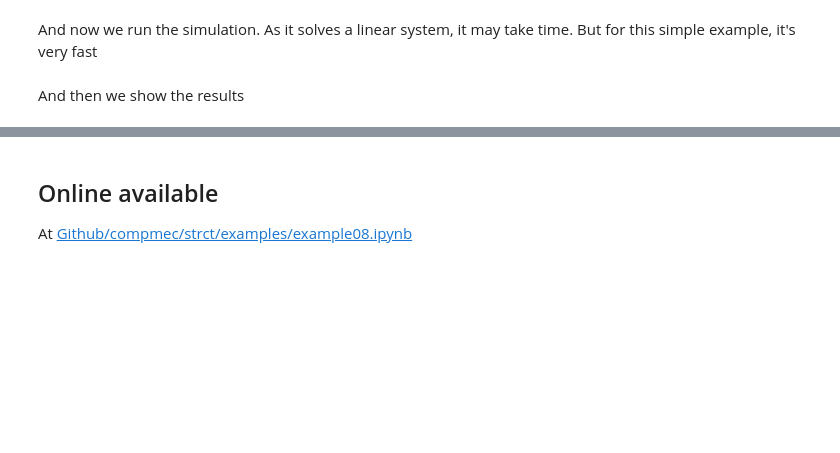
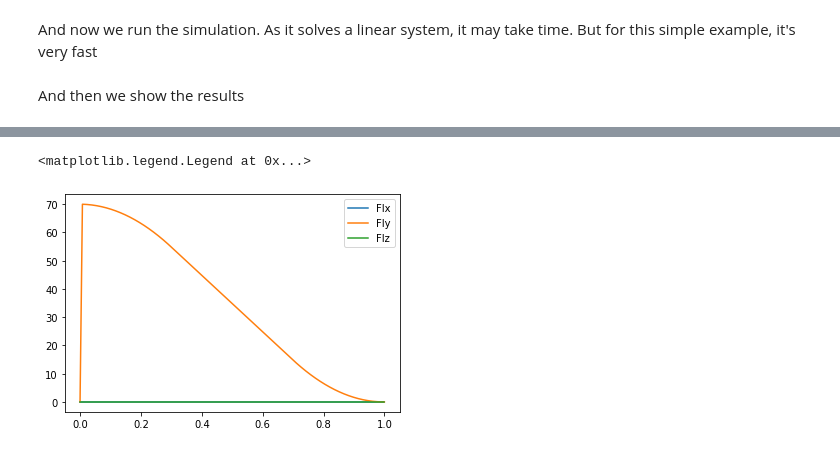
Before and after one commit to compmec/beam1D, a Jupyter notebook: examples/example08.ipynb, the cells around one changed output, grey strips where cells are left out. Drawn from its saved outputs; the diff is of its cells as text; code cells hidden in the pictures; blank space fills up the shorter version.

```diff
--- a/examples/example08.ipynb
+++ b/examples/example08.ipynb
@@ -20,10 +27,13 @@ from compmec.strct.shower import ShowerStaticSystem
 # %% [markdown]
 Then we create the elements we will use
 # %%
-A = (0, 0)
-B = (1000, 0)
+A = (0, 0, 0)
+B = (1000, 0, 0)
 beamAB = EulerBernoulli([A, B])
-beamAB.section = Circle(R=8/2, nu=0.3)
-beamAB.material = Isotropic(E=210e+3, nu=0.3)
+steel = Isotropic(E=210e3, nu=0.3)
+circle = Circle(diameter=8)
+beamAB.section = steel, circle
+new_knots = np.linspace(0, 1, 257)
+beamAB.path.knot_insert(new_knots)
 # %% [markdown]
 Once we have all the elements, we add them into the system
@@ -49,4 +66,12 @@ shower.plot2D("xy", deformed=True)
-# %% [markdown]
-## Online available
-
-At [Github/compmec/strct/examples/example08.ipynb](https://github.com/compmec/strct/blob/main/examples/example08.ipynb)
+# %%
+tsample = np.linspace(0, 1, 129)
+Fx = beamAB.field("FIx")(tsample)
+plt.plot(tsample, Fx, label="FIx")
+Fy = beamAB.field("FIy")(tsample)
+plt.plot(tsample, Fy, label="FIy")
+Fz = beamAB.field("FIz")(tsample)
+plt.plot(tsample, Fz, label="FIz")
+plt.legend()
+# %% [output]
+<matplotlib.legend.Legend at 0x...>
+[figure, added]
```
Also changed, not shown: parts of 6 cells of this notebook, 10 other files.
